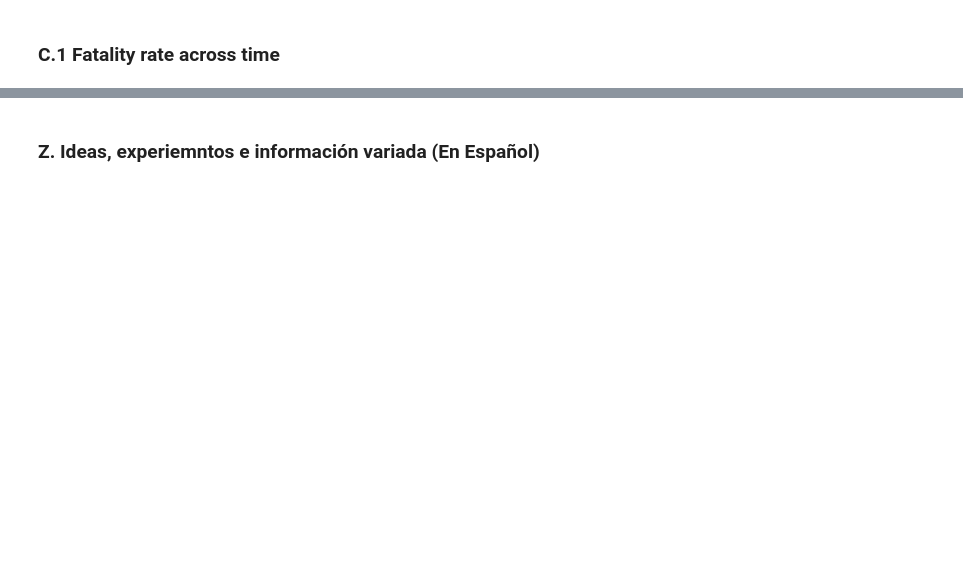
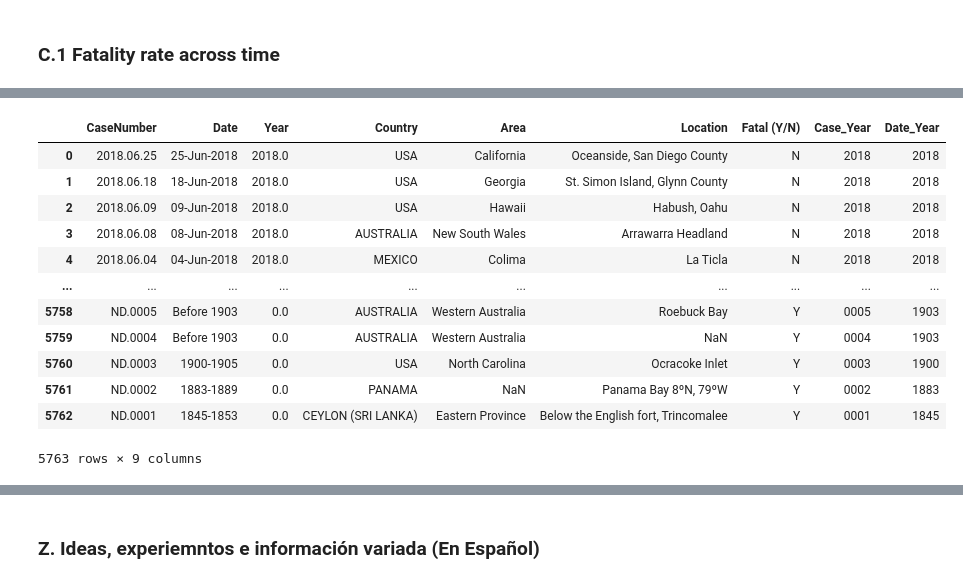
Before and after one commit to DiSanchz/data-cleaning-pandas, a Jupyter notebook: clean.ipynb, the cells around one changed output, grey strips where cells are left out. Cells and saved outputs as stored; diff of their text form; code cells hidden in the pictures; blank space fills up the shorter version.

```diff
--- a/clean.ipynb
+++ b/clean.ipynb
@@ -195,3 +197,10 @@ display(attacks_1_3_1)
 | 8701 | 8701 | 0 | NaN | NaN | NaN | NaN | NaN | NaN | NaN | ... |
 | 8702 | 25722 | xx | NaN | NaN | NaN | NaN | NaN | NaN | NaN | ... |
 8703 rows × 10 columns
+# %%
+#now lets delete all rows where the variable "Fatal (Y/N)" takes a null value, for that a specific function has been defined
+# .isna().sum() is employed to check if rows including null values for the specified column have been indeed removed.
+from src import row_nan_out
+
+attacks_1_3_2 = row_nan_out(attacks_1_3_1,"Fatal (Y/N)")
+print(attacks_1_3_2.isna().sum())
@@ -198,2 +220,29 @@ display(attacks_1_3_1)
+# %%
+#resetting the index and removing redundant past indices
+attacks_1_3_3 = attacks_1_3_2.reset_index()
+attacks_1_3_4 = attacks_1_3_3.drop(["index", "level_0"], axis=1)
 # %% [markdown]
 ### C.1 Fatality rate across time
+# %%
+#the space in the column name "Case Number" is removed here asit caused problem further down the code
+attacks_1_3_4 = attacks_1_3_4.rename(columns={"Case Number" : "CaseNumber"})
+# %%
+attacks_1_3_5 = attacks_1_3_4.copy()
+
+#Comparing Case Number.1 and Case Number.2 as they seem to be largely the same...
+#The rate of disagreement between the two is 0,002%, case number.2 is dropped as a consequence
+#the column created for the comparisson is also deleted
+
+attacks_1_3_5['Cases_Check'] = np.where((attacks_1_3_5["Case Number.1"] == attacks_1_3_5["Case Number.2"]), True , False)
+attacks_1_3_5['Cases_Check'].value_counts()
+attacks_1_3_5 = attacks_1_3_5.drop(["Case Number.2", "Cases_Check"], axis=1)
+
+#the same comparisson is performed for Case Number.1 and Case Number
+#with a rate of disagreement of 0,0036% Case Number.1 is dropped from the dataframe too
+#the column created for the comparisson is also deleted again
+
+attacks_1_3_5['Cases_Check'] = np.where((attacks_1_3_5["Case Number.1"] == attacks_1_3_5["CaseNumber"]), True , False)
+attacks_1_3_5['Cases_Check'].value_counts()
+attacks_1_3_6 = attacks_1_3_5.drop(["Case Number.1", "Cases_Check"], axis=1)
+
+display(attacks_1_3_6)
@@ -199,0 +263,22 @@ display(attacks_1_3_1)
+# %%
+#The function first_year is applied to extract the substring containing year information
+#for values in columns Date & CaseNumber
+
+from src import first_year
+attacks_1_3_6["Case_Year"] = attacks_1_3_6.CaseNumber.apply(first_year)
+attacks_1_3_6["Date_Year"] = attacks_1_3_6.Date.apply(first_year)
+display(attacks_1_3_6)
+# %% [output]
+|  | CaseNumber | Date | Year | Country | Area | Location | Fatal (Y/N) | Case_Year | Date_Year |
+| 0 | 2018.06.25 | 25-Jun-2018 | 2018.0 | USA | California | Oceanside, San Diego County | N | 2018 | 2018 |
+| 1 | 2018.06.18 | 18-Jun-2018 | 2018.0 | USA | Georgia | St. Simon Island, Glynn County | N | 2018 | 2018 |
+| 2 | 2018.06.09 | 09-Jun-2018 | 2018.0 | USA | Hawaii | Habush, Oahu | N | 2018 | 2018 |
+| 3 | 2018.06.08 | 08-Jun-2018 | 2018.0 | AUSTRALIA | New South Wales | Arrawarra Headland | N | 2018 | 2018 |
+| 4 | 2018.06.04 | 04-Jun-2018 | 2018.0 | MEXICO | Colima | La Ticla | N | 2018 | 2018 |
+| ... | ... | ... | ... | ... | ... | ... | ... | ... | ... |
+| 5758 | ND.0005 | Before 1903 | 0.0 | AUSTRALIA | Western Australia | Roebuck Bay | Y | 0005 | 1903 |
+| 5759 | ND.0004 | Before 1903 | 0.0 | AUSTRALIA | Western Australia | NaN | Y | 0004 | 1903 |
+| 5760 | ND.0003 | 1900-1905 | 0.0 | USA | North Carolina | Ocracoke Inlet | Y | 0003 | 1900 |
+| 5761 | ND.0002 | 1883-1889 | 0.0 | PANAMA | NaN | Panama Bay 8ºN, 79ºW | Y | 0002 | 1883 |
+| 5762 | ND.0001 | 1845-1853 | 0.0 | CEYLON (SRI LANKA) | Eastern Province | Below the English fort, Trincomalee | Y | 0001 | 1845 |
+5763 rows × 9 columns
```
Also changed, not shown: parts of 13 cells of this notebook, 1 other file.
